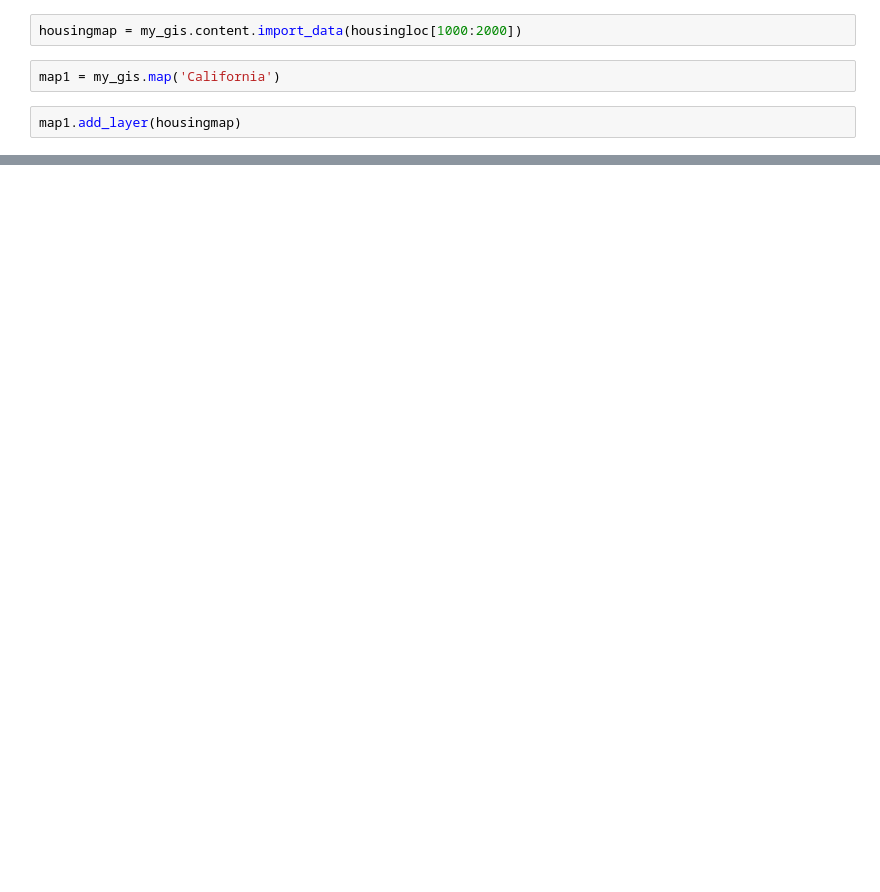
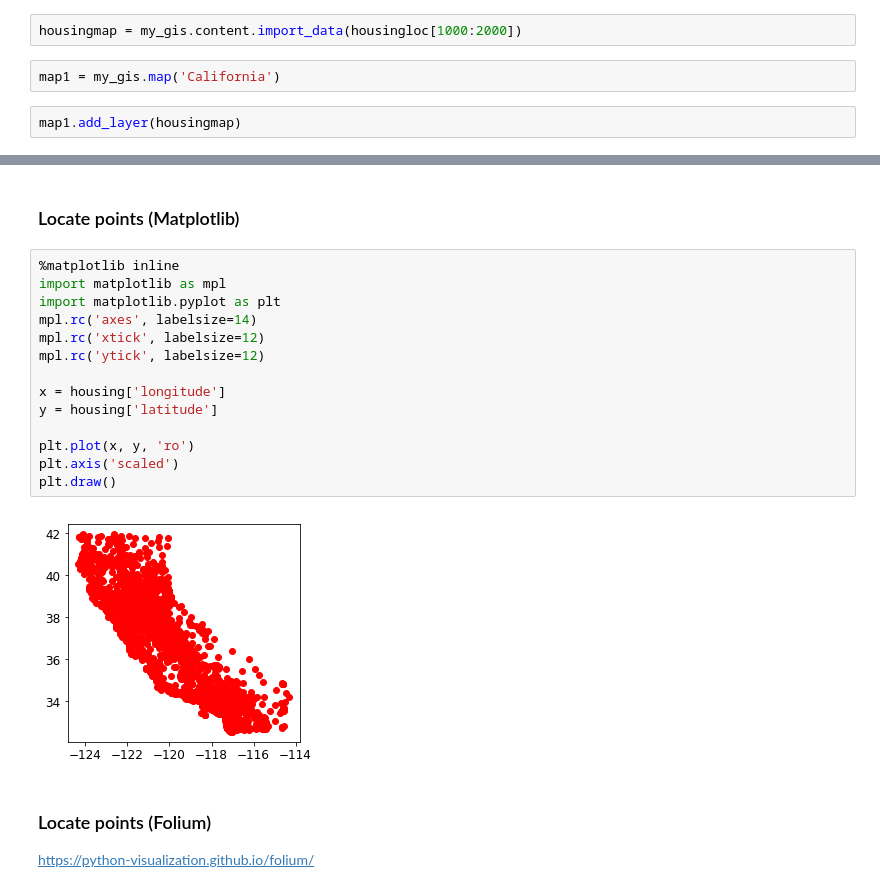
Before and after one commit to rodrigodub/mlbook, a Jupyter notebook: Housing.ipynb, the cells around one changed output, grey strips where cells are left out. Saved outputs shown, nothing was run; the diff lists cells and outputs as text; blank space fills up the shorter version.

Commit message:
Visualisations in Matplotlib and Folium

```diff
--- a/Housing.ipynb
+++ b/Housing.ipynb
@@ -70 +63,22 @@ MapView(jupyter_target='notebook', layout=Layout(height='400px', width='100%'),
 [interactive output not drawn]
+# %% [markdown]
+### Locate points (Matplotlib)
+# %%
+%matplotlib inline
+import matplotlib as mpl
+import matplotlib.pyplot as plt
+mpl.rc('axes', labelsize=14)
+mpl.rc('xtick', labelsize=12)
+mpl.rc('ytick', labelsize=12)
+
+x = housing['longitude']
+y = housing['latitude']
+
+plt.plot(x, y, 'ro')
+plt.axis('scaled')
+plt.draw()
+# %% [output]
+[figure, added]
+# %% [markdown]
+### Locate points (Folium)
+https://python-visualization.github.io/folium/
```
Also changed, not shown: parts of 10 cells of this notebook.
